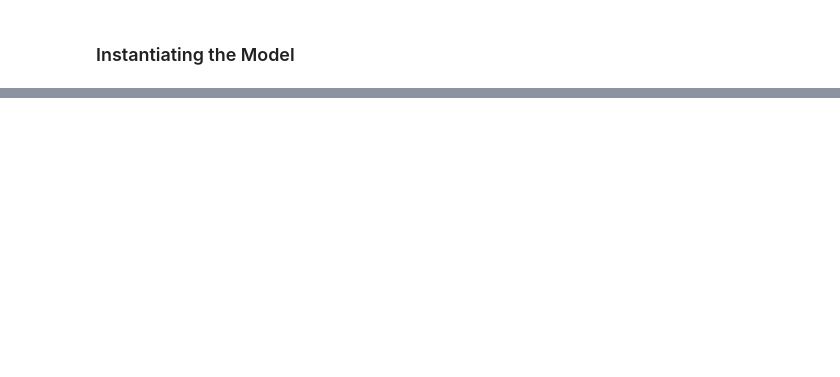
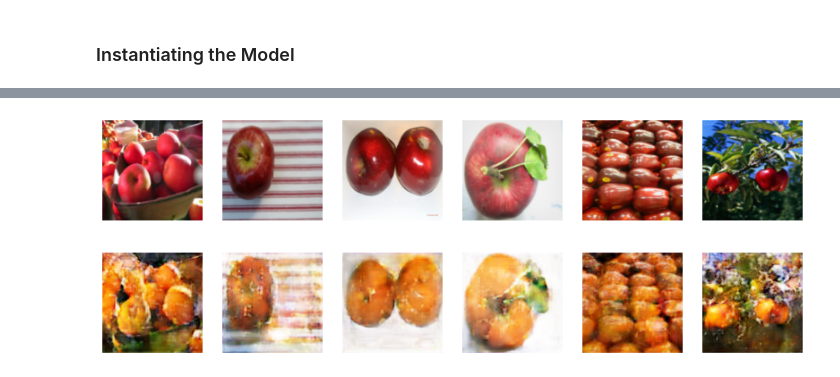
Before and after one commit to DCtheTall/generative-deep-learning, a Jupyter notebook: 5-style-transfer/CycleGAN.ipynb, the cells around one changed output, grey strips where cells are left out. Cells and saved outputs as stored; diff of their text form; code cells hidden in the pictures; blank space fills up the shorter version.

```diff
--- a/5-style-transfer/CycleGAN.ipynb
+++ b/5-style-transfer/CycleGAN.ipynb
@@ -319,0 +408,4 @@ _________________________________________________________________
+# %%
+a2o_cyclegan.train(X_train_A, X_train_B, epochs=200, batch_size=1,
+                   print_every_n_batches=1000, initial_epoch=0,
+                   checkpoint_path=checkpoint_path)
@@ -319,0 +418,21 @@ _________________________________________________________________
+# %%
+a2o_cyclegan.combined.load_weights(checkpoint_path + 'model_weights.hdf5')
+# %%
+n_to_show = 6
+
+rand_idx = np.random.randint(0, len(X_test_A), size=(n_to_show,))
+fig = plt.figure(figsize=(14, 5))
+
+for i in range(n_to_show):
+  ax = fig.add_subplot(2, n_to_show, i + 1)
+  orig_img = X_test_A[rand_idx[i]]
+  ax.imshow(orig_img)
+  ax.axis('off')
+
+  fake_img = a2o_cyclegan.g_AB.predict(
+      orig_img.reshape(1, IMAGE_SIZE, IMAGE_SIZE, 3))[0].squeeze()
+  ax = fig.add_subplot(2, n_to_show, n_to_show + i + 1)
+  ax.imshow(np.clip(fake_img, 0, 1))
+  ax.axis('off')
+# %% [output]
+[figure, added]
```
Also changed, not shown: parts of 24 cells of this notebook.
